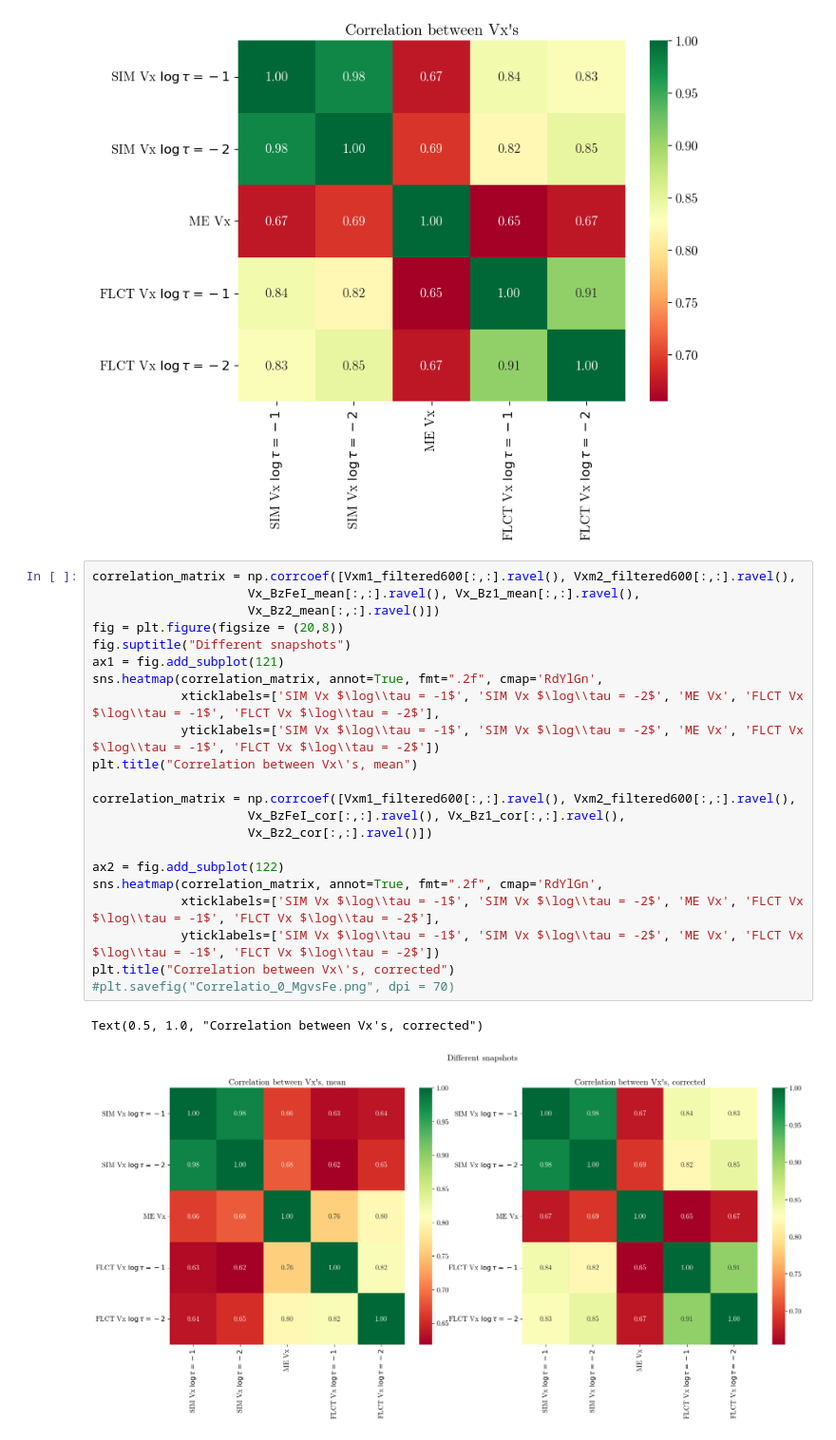
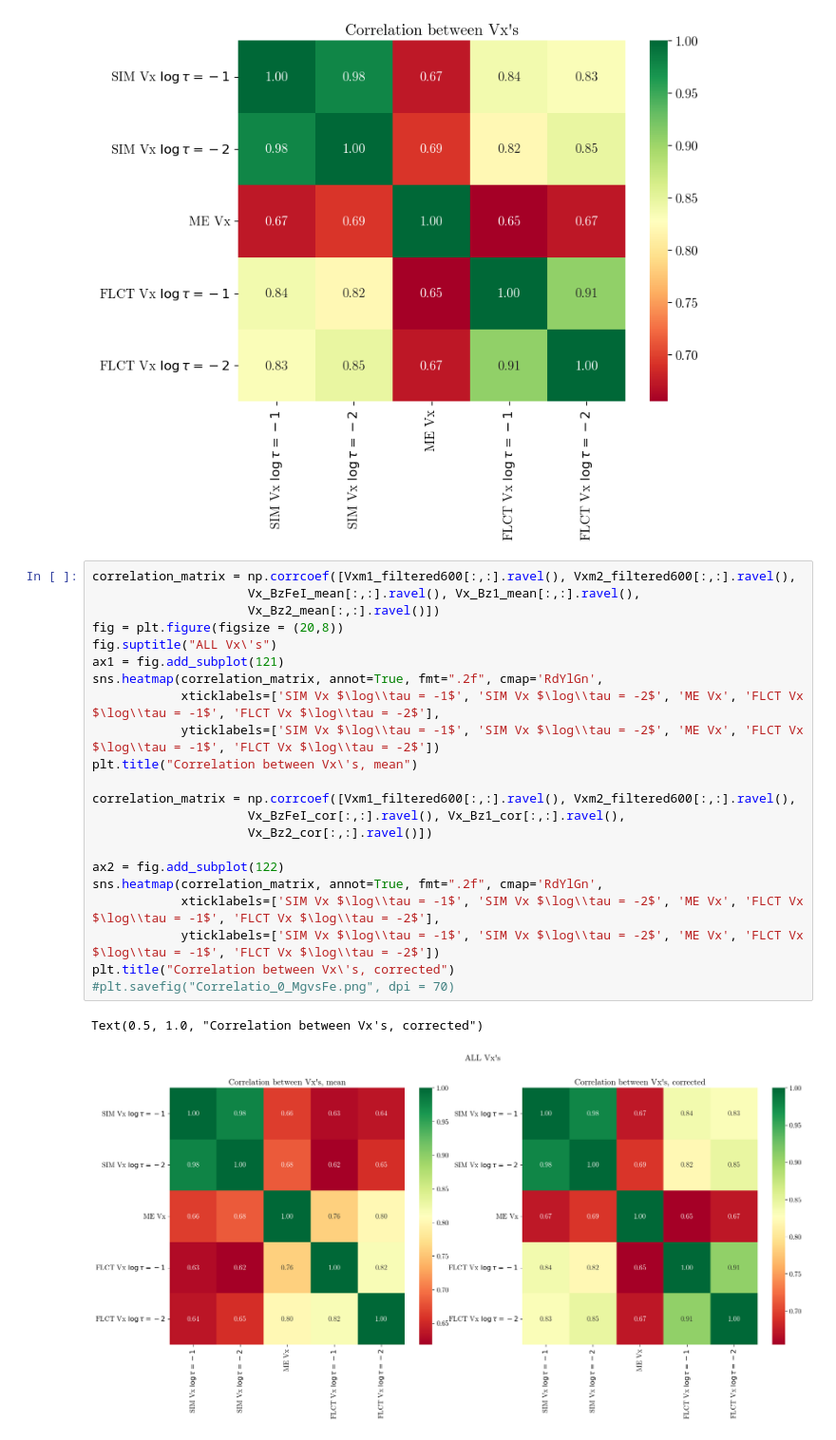
Before and after one commit to TheodoreKostic/Tracking_features, a Jupyter notebook: FirstPaper/MilneEddington_Bz_tracking.ipynb, the cells around one changed output. Shown at 95% size. Drawn from its saved outputs; the diff is of its cells as text.

```diff
--- a/FirstPaper/MilneEddington_Bz_tracking.ipynb
+++ b/FirstPaper/MilneEddington_Bz_tracking.ipynb
@@ -166,28 +166,28 @@ plt.show()
 # %%
 correlation_matrix = np.corrcoef([Vxm1_filtered600[:,:].ravel(), Vxm2_filtered600[:,:].ravel(),
                      Vx_BzFeI_mean[:,:].ravel(), Vx_Bz1_mean[:,:].ravel(),
                      Vx_Bz2_mean[:,:].ravel()])
 fig = plt.figure(figsize = (20,8))
-fig.suptitle("Different snapshots")
+fig.suptitle("ALL Vx\'s")
 ax1 = fig.add_subplot(121)
 sns.heatmap(correlation_matrix, annot=True, fmt=".2f", cmap='RdYlGn',
             xticklabels=['SIM Vx $\log\\tau = -1$', 'SIM Vx $\log\\tau = -2$', 'ME Vx', 'FLCT Vx $\log\\tau = -1$', 'FLCT Vx $\log\\tau = -2$'],
             yticklabels=['SIM Vx $\log\\tau = -1$', 'SIM Vx $\log\\tau = -2$', 'ME Vx', 'FLCT Vx $\log\\tau = -1$', 'FLCT Vx $\log\\tau = -2$'])
 plt.title("Correlation between Vx\'s, mean")
 
 correlation_matrix = np.corrcoef([Vxm1_filtered600[:,:].ravel(), Vxm2_filtered600[:,:].ravel(),
                      Vx_BzFeI_cor[:,:].ravel(), Vx_Bz1_cor[:,:].ravel(),
                      Vx_Bz2_cor[:,:].ravel()])
 
 ax2 = fig.add_subplot(122)
 sns.heatmap(correlation_matrix, annot=True, fmt=".2f", cmap='RdYlGn',
             xticklabels=['SIM Vx $\log\\tau = -1$', 'SIM Vx $\log\\tau = -2$', 'ME Vx', 'FLCT Vx $\log\\tau = -1$', 'FLCT Vx $\log\\tau = -2$'],
             yticklabels=['SIM Vx $\log\\tau = -1$', 'SIM Vx $\log\\tau = -2$', 'ME Vx', 'FLCT Vx $\log\\tau = -1$', 'FLCT Vx $\log\\tau = -2$'])
 plt.title("Correlation between Vx\'s, corrected")
 #plt.savefig("Correlatio_0_MgvsFe.png", dpi = 70)
 # %% [output]
 Text(0.5, 1.0, "Correlation between Vx's, corrected")
-[figure, old version]
+[figure, new version]
 # %%
 correlation_matrix = np.corrcoef([Vym1_filtered600[:,:].ravel(), Vym2_filtered600[:,:].ravel(),
                      Vy_BzFeI_mean[:,:].ravel(), Vy_Bz1_mean[:,:].ravel(),
```
Also changed, not shown: parts of 1 cell of this notebook.
